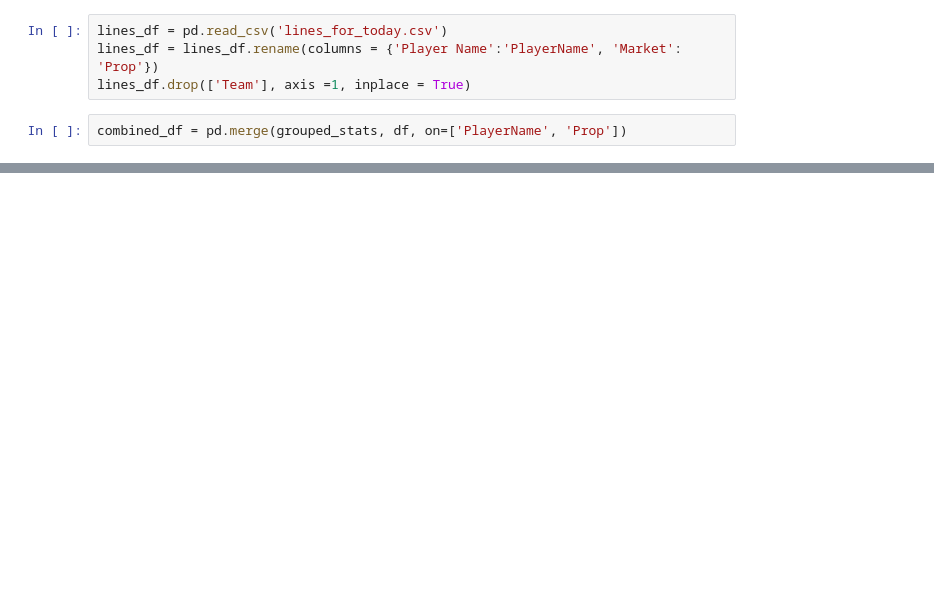
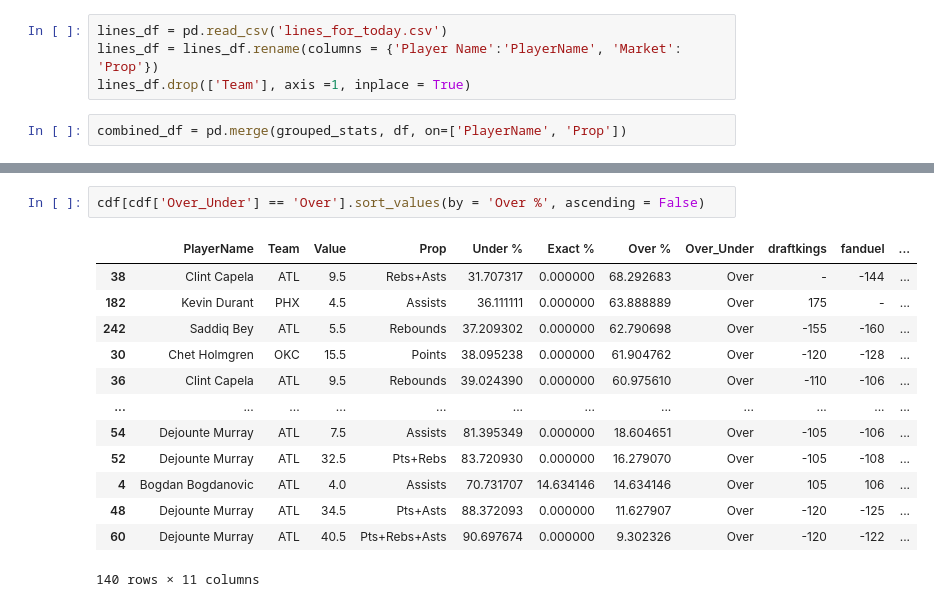
Before and after one commit to DhirenShivdasani/NBA-player-prop-analysis, a Jupyter notebook: Untitled.ipynb, the cells around one changed output, grey strips where cells are left out. Drawn from its saved outputs; the diff is of its cells as text; blank space fills up the shorter version.

```diff
--- a/Untitled.ipynb
+++ b/Untitled.ipynb
@@ -610,0 +789,16 @@ combined_df[combined_df['O/U'] == 'over'].sort_values(by = 'Over %', ascending =
+# %%
+cdf[cdf['Over_Under'] == 'Over'].sort_values(by = 'Over %', ascending = False)
+# %% [output]
+|  | PlayerName | Team | Value | Prop | Under % | Exact % | Over % | Over_Under | draftkings | fanduel | ... |
+| 38 | Clint Capela | ATL | 9.5 | Rebs+Asts | 31.707317 | 0.000000 | 68.292683 | Over | - | -144 | ... |
+| 182 | Kevin Durant | PHX | 4.5 | Assists | 36.111111 | 0.000000 | 63.888889 | Over | 175 | - | ... |
+| 242 | Saddiq Bey | ATL | 5.5 | Rebounds | 37.209302 | 0.000000 | 62.790698 | Over | -155 | -160 | ... |
+| 30 | Chet Holmgren | OKC | 15.5 | Points | 38.095238 | 0.000000 | 61.904762 | Over | -120 | -128 | ... |
+| 36 | Clint Capela | ATL | 9.5 | Rebounds | 39.024390 | 0.000000 | 60.975610 | Over | -110 | -106 | ... |
+| ... | ... | ... | ... | ... | ... | ... | ... | ... | ... | ... | ... |
+| 54 | Dejounte Murray | ATL | 7.5 | Assists | 81.395349 | 0.000000 | 18.604651 | Over | -105 | -106 | ... |
+| 52 | Dejounte Murray | ATL | 32.5 | Pts+Rebs | 83.720930 | 0.000000 | 16.279070 | Over | -105 | -108 | ... |
+| 4 | Bogdan Bogdanovic | ATL | 4.0 | Assists | 70.731707 | 14.634146 | 14.634146 | Over | 105 | 106 | ... |
+| 48 | Dejounte Murray | ATL | 34.5 | Pts+Asts | 88.372093 | 0.000000 | 11.627907 | Over | -120 | -125 | ... |
+| 60 | Dejounte Murray | ATL | 40.5 | Pts+Rebs+Asts | 90.697674 | 0.000000 | 9.302326 | Over | -120 | -122 | ... |
+140 rows × 11 columns
```
Also changed, not shown: parts of 7 cells of this notebook, 3 other files.
